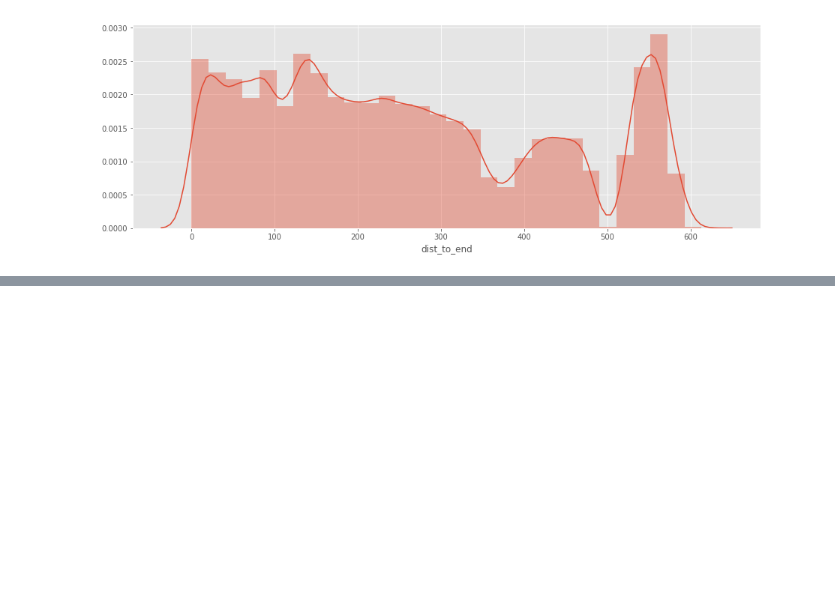
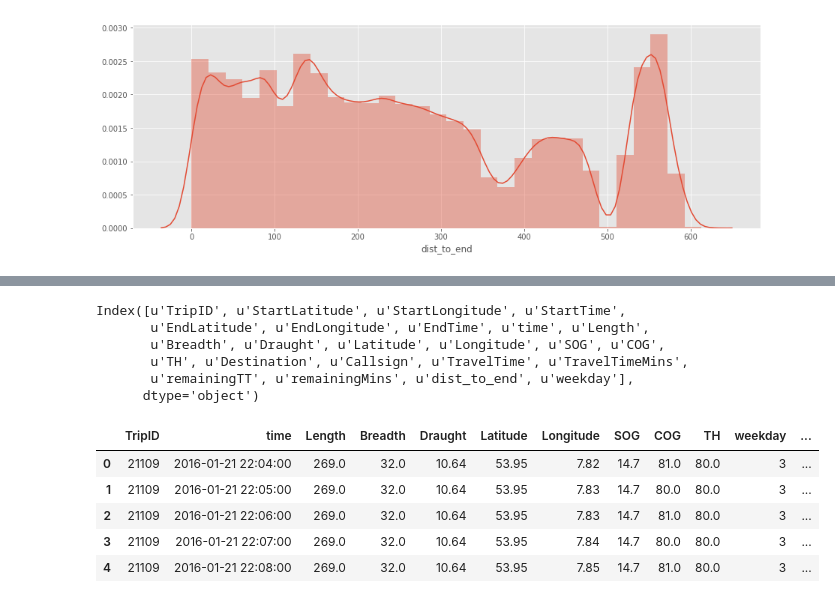
Before and after one commit to jank324/ais-predictor, a Jupyter notebook: data/filter ROT-HAM data.ipynb, the cells around one changed output, grey strips where cells are left out. Saved outputs shown, nothing was run; the diff lists cells and outputs as text; code cells hidden in the pictures; blank space fills up the shorter version.

```diff
--- a/data/filter ROT-HAM data.ipynb
+++ b/data/filter ROT-HAM data.ipynb
@@ -227,8 +257,22 @@ ais_dists.head()
 # %%
-ais_dists.columns
+ais_tfeats.columns
+# %% [output]
+Index([u'TripID', u'StartLatitude', u'StartLongitude', u'StartTime',
+       u'EndLatitude', u'EndLongitude', u'EndTime', u'time', u'Length',
+       u'Breadth', u'Draught', u'Latitude', u'Longitude', u'SOG', u'COG',
+       u'TH', u'Destination', u'Callsign', u'TravelTime', u'TravelTimeMins',
+       u'remainingTT', u'remainingMins', u'dist_to_end', u'weekday'],
+      dtype='object')
 # %%
-ais_learners = ais_dists[['TripID', 'time', 'Length', 'Breadth', 'Draught', 'Latitude', 'Longitude',
-                             'SOG', 'COG', 'TH', 'remainingMins']]
+ais_learners = ais_tfeats[['TripID', 'time', 'Length', 'Breadth', 'Draught', 'Latitude', 'Longitude',
+                             'SOG', 'COG', 'TH', 'weekday', 'remainingMins']]
 ais_learners = ais_learners.dropna()
 ais_learners.head()
+# %% [output]
+|  | TripID | time | Length | Breadth | Draught | Latitude | Longitude | SOG | COG | TH | weekday | ... |
+| 0 | 21109 | 2016-01-21 22:04:00 | 269.0 | 32.0 | 10.64 | 53.95 | 7.82 | 14.7 | 81.0 | 80.0 | 3 | ... |
+| 1 | 21109 | 2016-01-21 22:05:00 | 269.0 | 32.0 | 10.64 | 53.95 | 7.83 | 14.7 | 80.0 | 80.0 | 3 | ... |
+| 2 | 21109 | 2016-01-21 22:06:00 | 269.0 | 32.0 | 10.64 | 53.95 | 7.83 | 14.7 | 81.0 | 80.0 | 3 | ... |
+| 3 | 21109 | 2016-01-21 22:07:00 | 269.0 | 32.0 | 10.64 | 53.95 | 7.84 | 14.7 | 80.0 | 80.0 | 3 | ... |
+| 4 | 21109 | 2016-01-21 22:08:00 | 269.0 | 32.0 | 10.64 | 53.95 | 7.85 | 14.7 | 81.0 | 80.0 | 3 | ... |
 # %%
```
Also changed, not shown: parts of 10 cells of this notebook.
